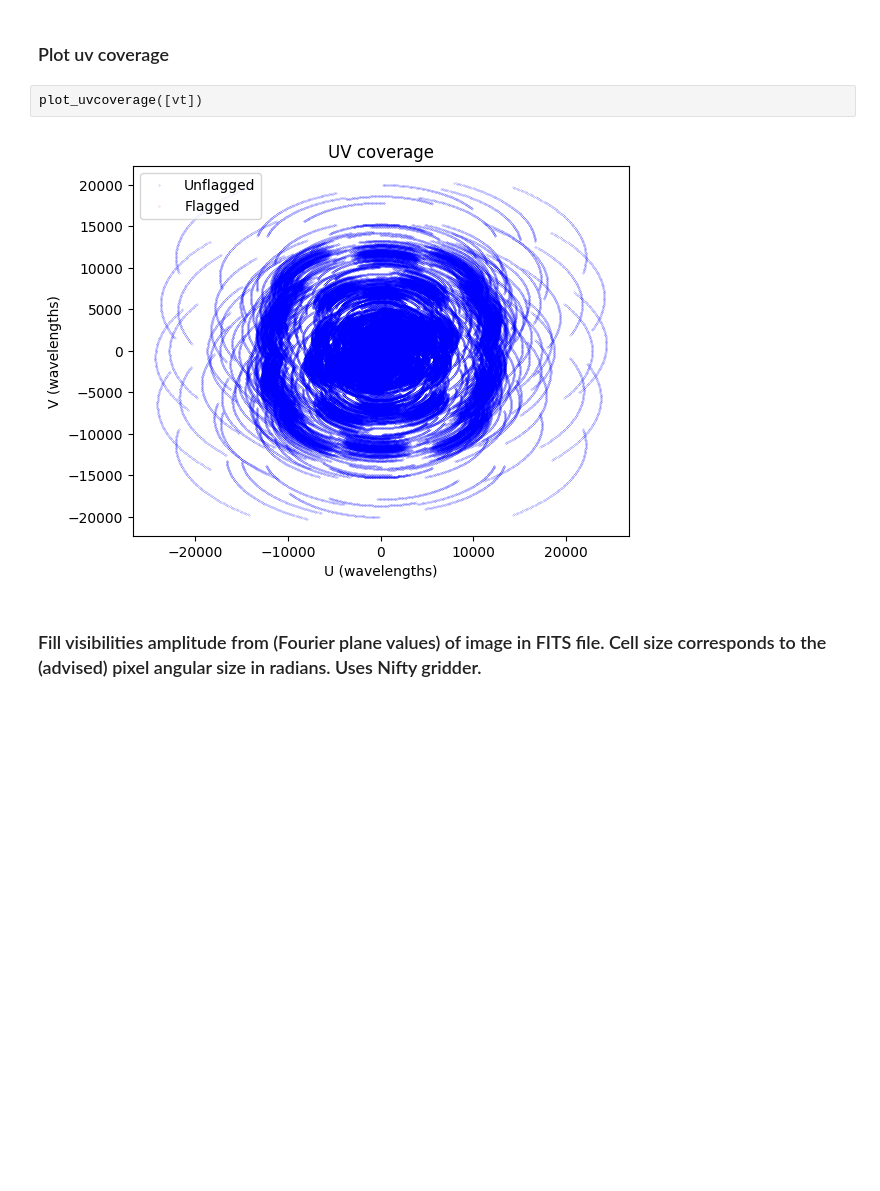
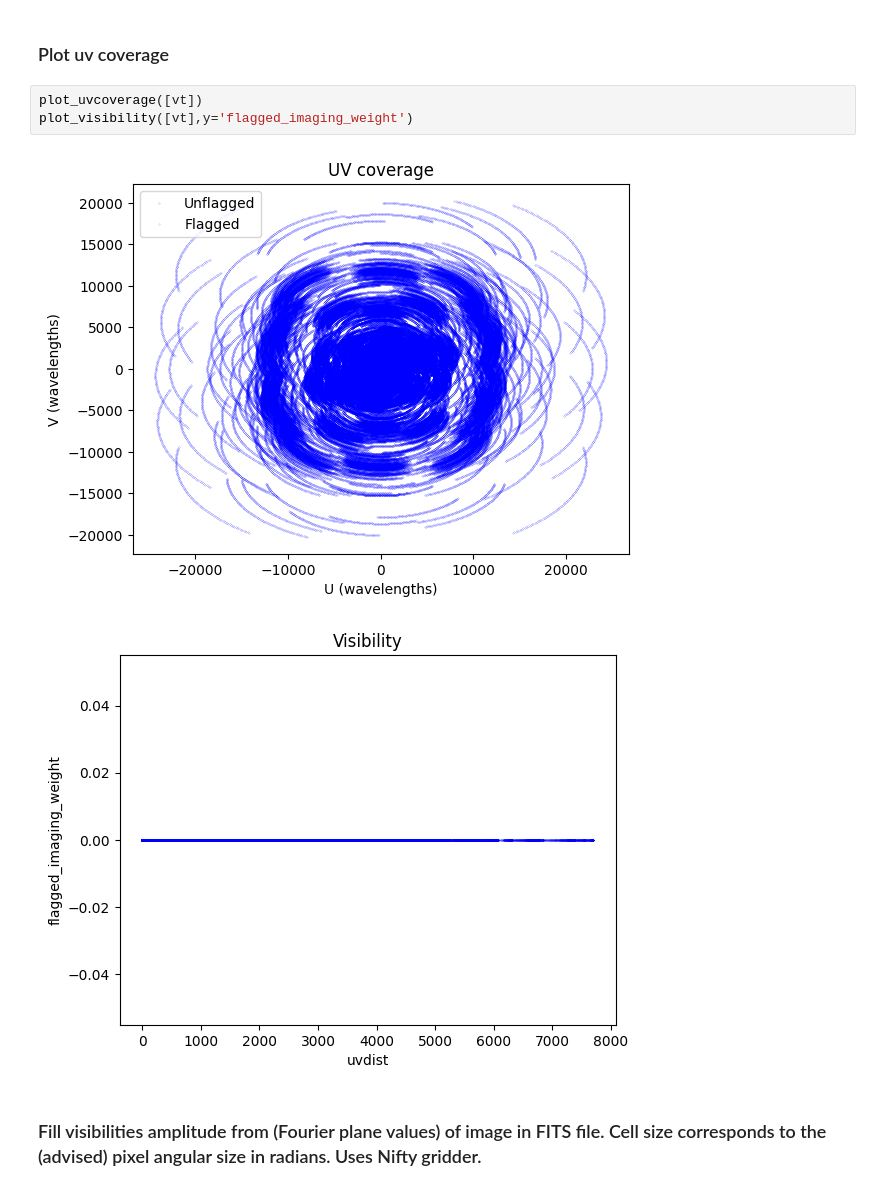
Before and after one commit to simon-prunet/radio-imaging, a Jupyter notebook: dirty.ipynb, the cells around one changed output. Cells and saved outputs as stored; diff of their text form; blank space fills up the shorter version.

```diff
--- a/dirty.ipynb
+++ b/dirty.ipynb
@@ -25,8 +27,10 @@ create_visibility: 249600 rows, 0.013 GB
 ### Plot uv coverage
 # %%
 plot_uvcoverage([vt])
+plot_visibility([vt],y='flagged_imaging_weight')
 # %% [output]
 [figure]
+[figure, added]
 # %% [markdown]
 ### Fill visibilities amplitude from (Fourier plane values) of image in FITS file. Cell size corresponds to the (advised) pixel angular size in radians. Uses Nifty gridder.
 # %%
```
Also changed, not shown: parts of 16 cells of this notebook.
